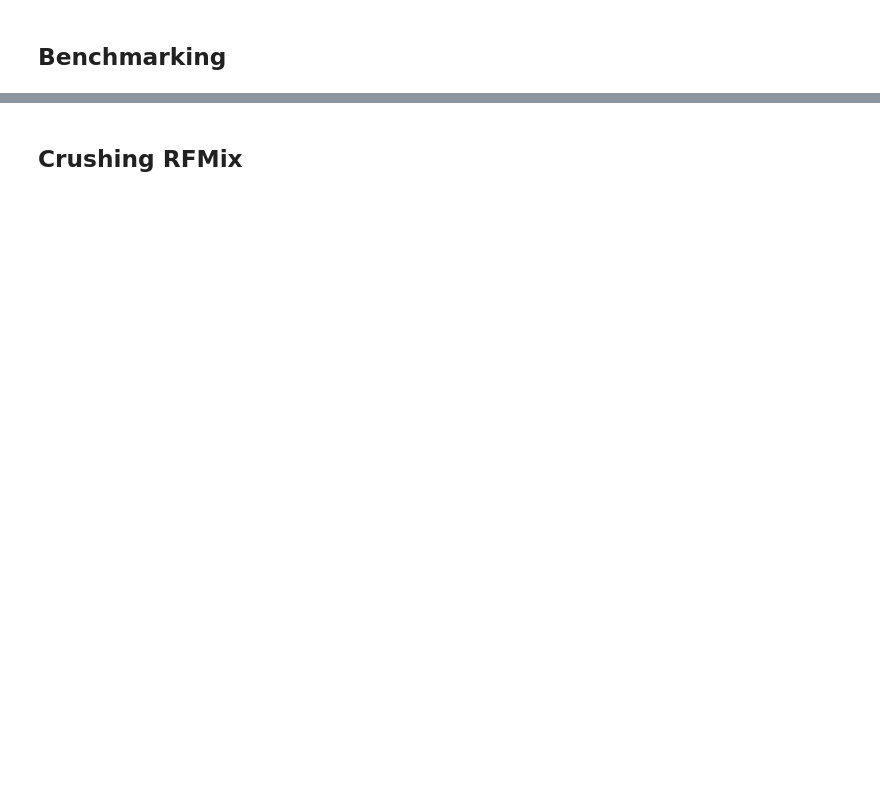
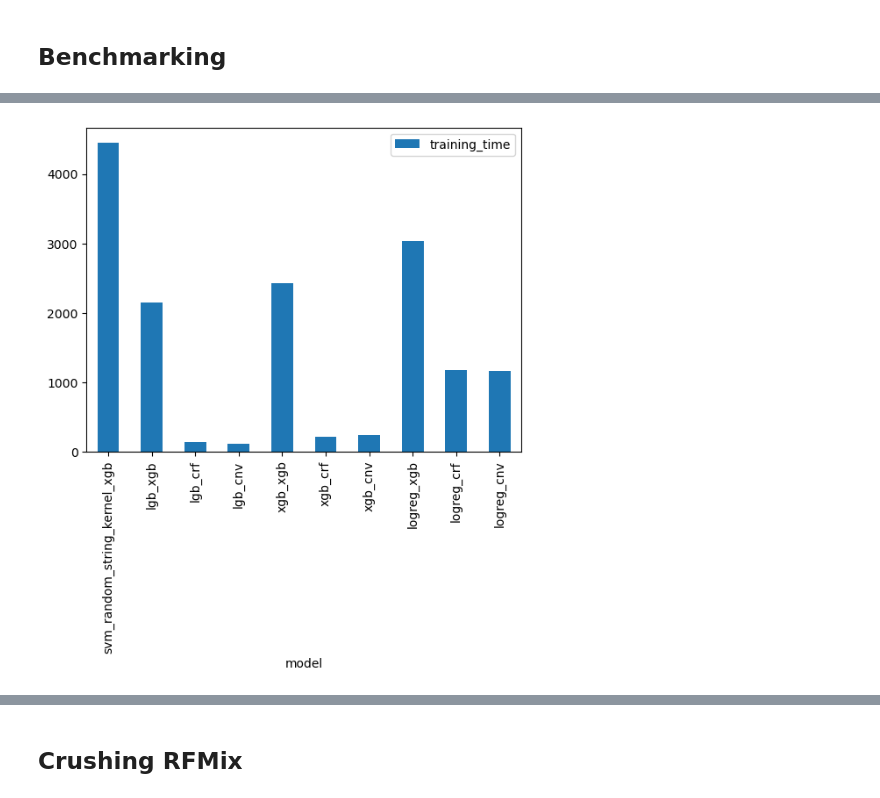
Before and after one commit to AI-sandbox/gnomix, a Jupyter notebook: benchmark/Benchmarking_eval.ipynb, the cells around one changed output, grey strips where cells are left out. Cells and saved outputs as stored; diff of their text form; code cells hidden in the pictures; blank space fills up the shorter version.

```diff
--- a/benchmark/Benchmarking_eval.ipynb
+++ b/benchmark/Benchmarking_eval.ipynb
@@ -160,3 +214,12 @@ DF_us
+# %%
+df_str_plot_acc = pd.DataFrame({
+    "training_time": list(DF_str["training_time"])
+}, index = DF_str["model"])
+ax = df_str_plot_acc.plot.bar(rot=90)
+plt.legend(loc="upper right")
+plt.show()
+# %% [output]
+[figure, added]
 # %%
 M_rfmix = load_dict("/home/arvindsk/xgmix_expts/benchmark_data/rfmix/metrics.pkl")
 chm = "20"
```
Also changed, not shown: parts of 41 cells of this notebook, 2 other files.
